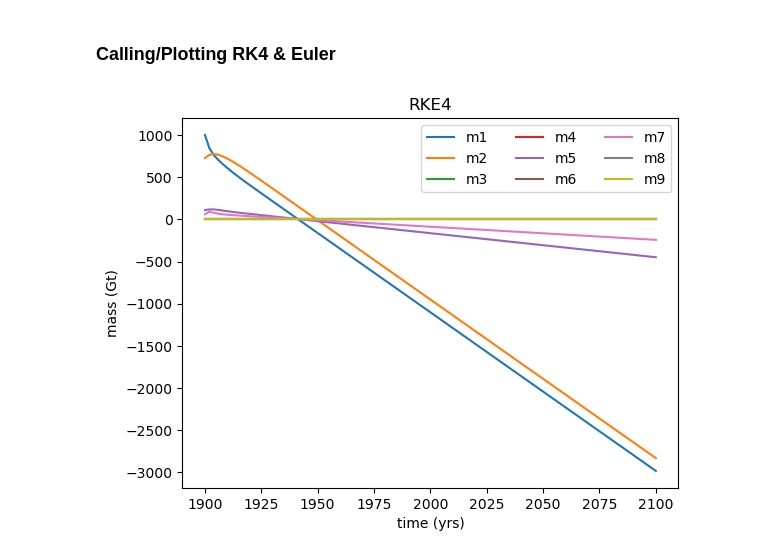
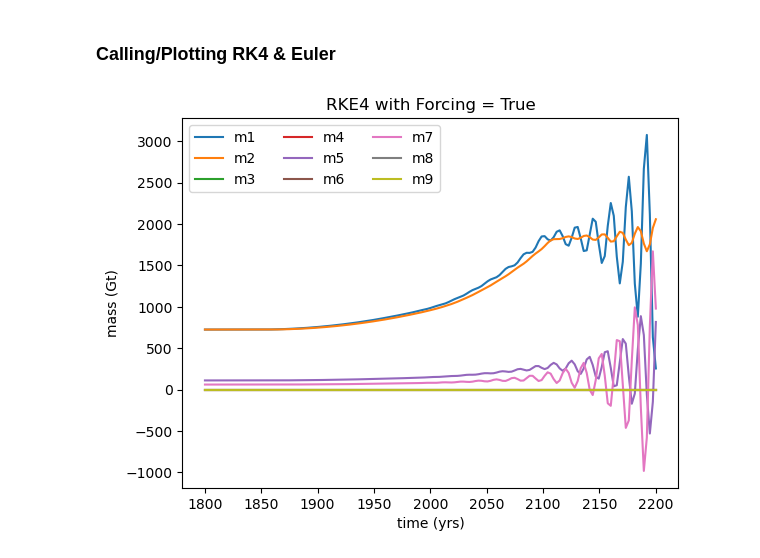
Before and after one commit to ejb1733/eosc453, a Jupyter notebook: assn1/main_squad.ipynb, the cells around one changed output. Saved outputs shown, nothing was run; the diff lists cells and outputs as text; code cells hidden in the pictures.

```diff
--- a/assn1/main_squad.ipynb
+++ b/assn1/main_squad.ipynb
@@ -65,7 +68,7 @@ def ODEs(t,M):
       ODEs[r] = -np.sum(M[r]*rate_constants[r,:]) + (rate_constants[:,r] @ M)
 
   if FORCING:
-    ODEs = ODEs + sources
+     ODEs[0] = ODEs[0] + emissions(t)
 
   return ODEs
 # %%
@@ -175,15 +178,15 @@ def euler_method(fxy, x0, xf, y0, N):
 # %% [markdown]
 ### **Calling/Plotting RK4 & Euler** ###
 # %%
-xinitial = 1900
-xfinal =   2100
+xinitial = 1800
+xfinal =   2200
 
-n=100
+n=150
 # %%
 rungekutta=rk4(fxy=ODEs,
                x0=xinitial,
                xf=xfinal,
-               y0=Mi0_perturbed,
+               y0=Mi0,
                N=n)
 # %%
 testing_euler = euler_method(fxy=ODEs,
@@ -195,11 +198,11 @@ testing_euler = euler_method(fxy=ODEs,
 label_arr = ['m' + str(i+1) for i in range(9)]
 # %%
 plt.plot(rungekutta[0],rungekutta[1])
-plt.title('RKE4'), plt.xlabel('time (yrs)'), plt.ylabel('mass (Gt)'), plt.legend(label_arr, ncol=3)
+plt.title(f'RKE4 with Forcing = {FORCING}'), plt.xlabel('time (yrs)'), plt.ylabel('mass (Gt)'), plt.legend(label_arr, ncol=3)
 
 plt.show()
 # %% [output]
-[figure, old version]
+[figure, new version]
 # %%
 plt.plot(testing_euler[0],testing_euler[1])
 plt.title('Euleuuuuure'), plt.xlabel('time (yrs)'), plt.ylabel('mass (Gt)'), plt.legend(label_arr, ncol=3)
```
Also changed, not shown: parts of 5 cells of this notebook, 7 other files.
